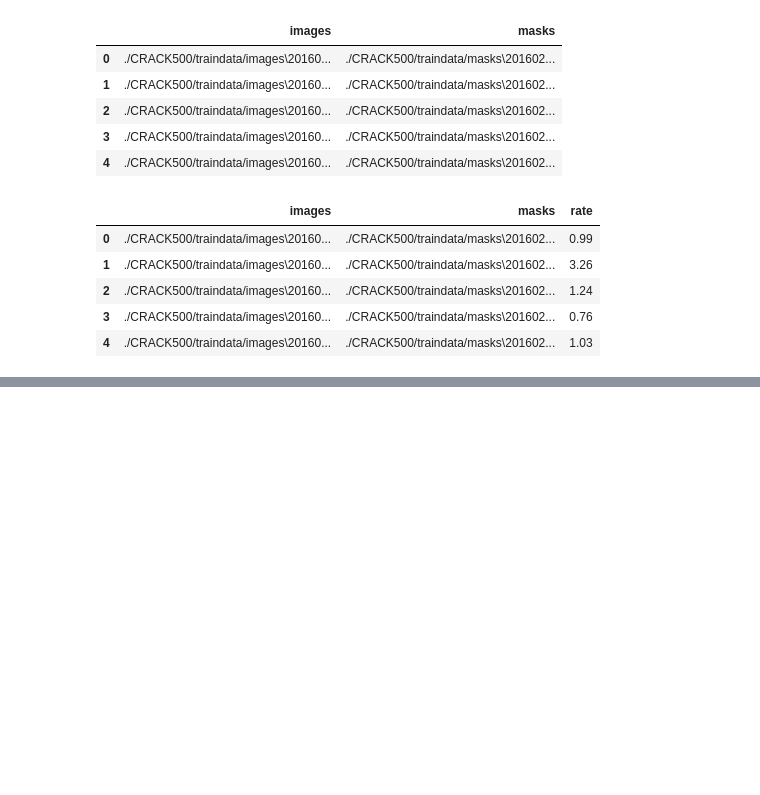
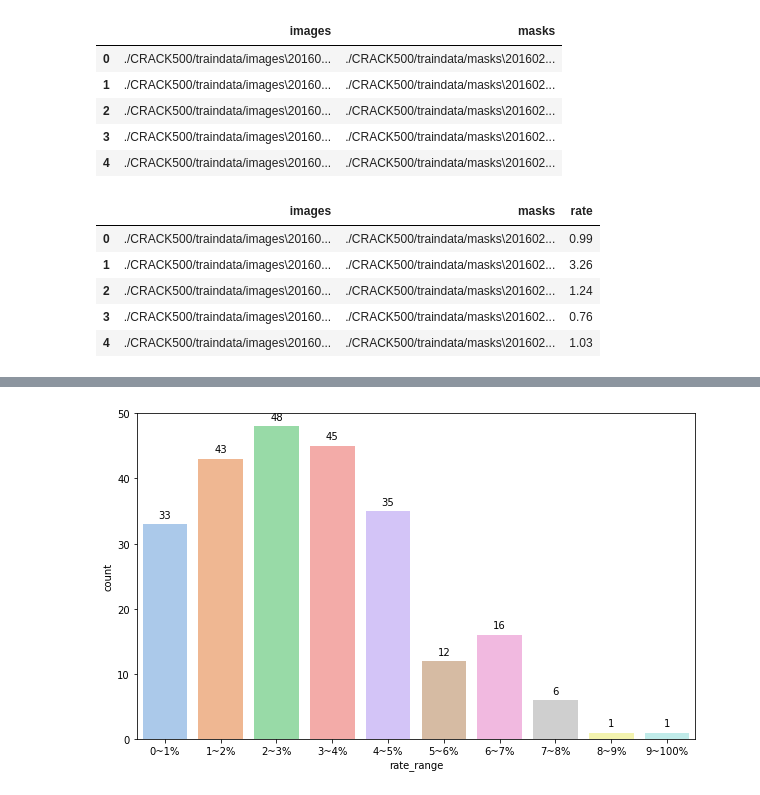
Before and after one commit to LEEHM97/Crack_Detection, a Jupyter notebook: EDA.ipynb, the cells around one changed output, grey strips where cells are left out. Drawn from its saved outputs; the diff is of its cells as text; code cells hidden in the pictures; blank space fills up the shorter version.

```diff
--- a/EDA.ipynb
+++ b/EDA.ipynb
@@ -217,0 +174,25 @@ print(white_p/(white_p+black_p)*100)
+# %%
+def rate_range(rate):
+    if rate <= 1:
+        return "0~1%"
+    elif rate <= 2:
+        return "1~2%"
+    elif rate <= 3:
+        return "2~3%"
+    elif rate <= 4:
+        return "3~4%"
+    elif rate <= 5:
+        return "4~5%"
+    elif rate <= 6:
+        return "5~6%"
+    elif rate <= 7:
+        return "6~7%"
+    elif rate <= 8:
+        return "7~8%"
+    elif rate <= 9:
+        return "8~9%"
+    else:
+        return "9~100%"
+# %%
+df_rate['rate_range'] = df_rate['rate'].apply(rate_range)
+df_rate.head(5)
@@ -217,0 +206,10 @@ print(white_p/(white_p+black_p)*100)
+# %%
+plt.figure(figsize=(10,6))
+ax = sns.countplot(data=df_rate, x=df_rate['rate_range'].sort_values())
+for p in ax.patches:
+    height = p.get_height()
+    ax.text(p.get_x() + p.get_width() / 2., height+1, height, ha = 'center', size = 10)
+ax.set_ylim(0, 50)
+plt.show()
+# %% [output]
+[figure, added]
```
Also changed, not shown: parts of 19 cells of this notebook.
